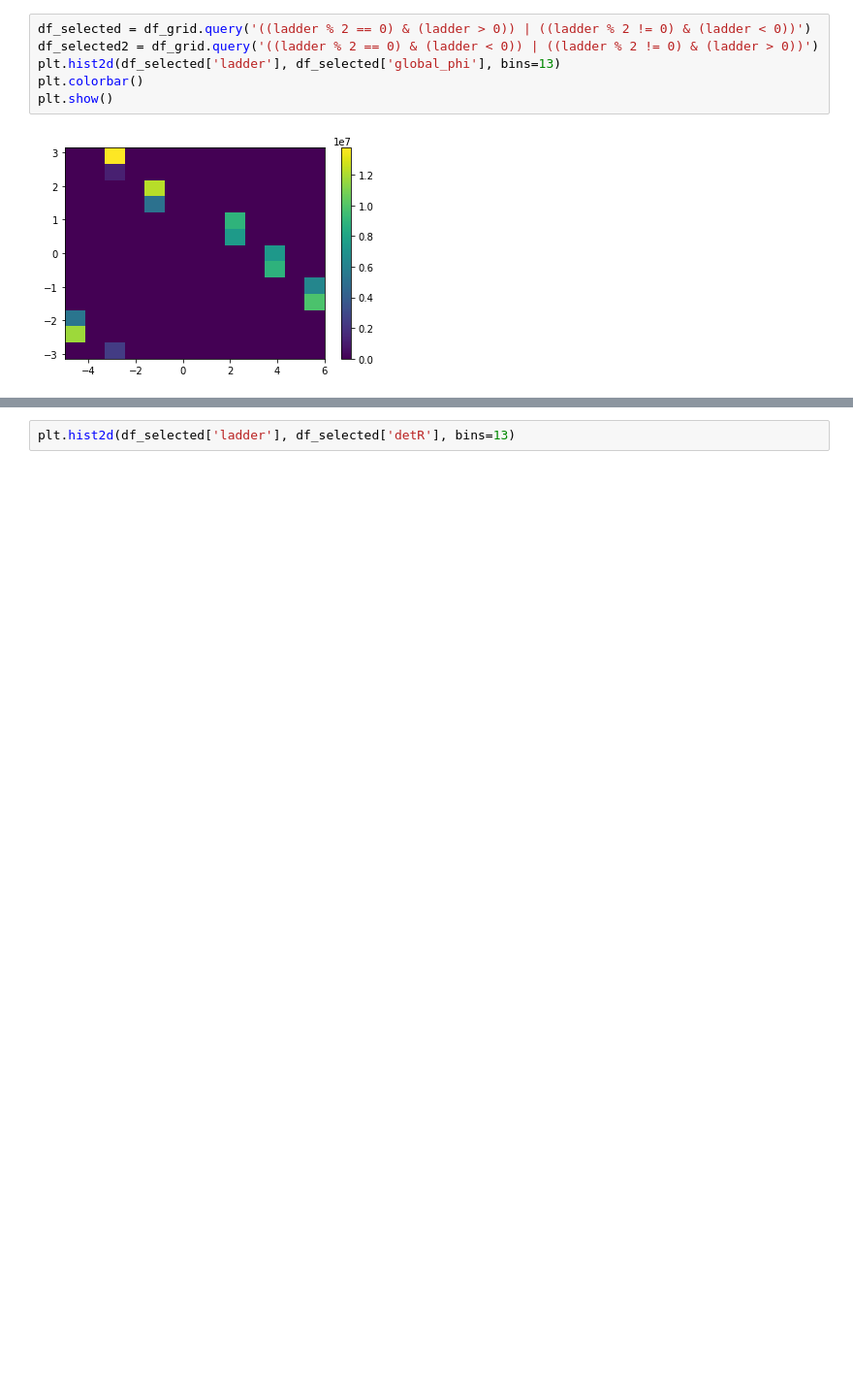
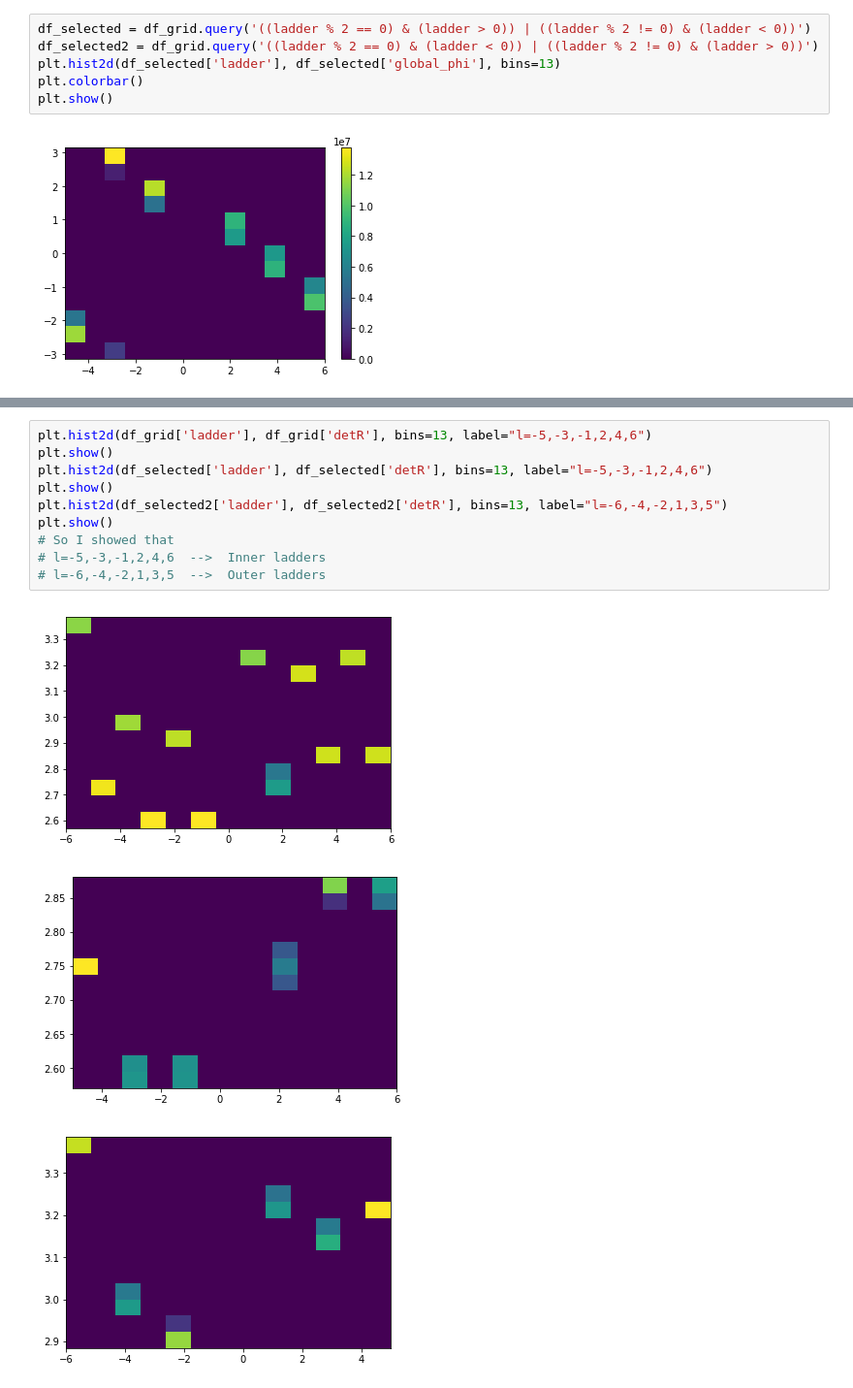
Before and after one commit to mmarchegiani/L1-BrokenClusters, a Jupyter notebook: layer_study.ipynb, the cells around one changed output, grey strips where cells are left out. Shown at 97% size. Drawn from its saved outputs; the diff is of its cells as text; blank space fills up the shorter version.

```diff
--- a/layer_study.ipynb
+++ b/layer_study.ipynb
@@ -47,2 +50,14 @@ plt.show()
-# %%
-plt.hist2d(df_selected['ladder'], df_selected['detR'], bins=13)
+# %%
+plt.hist2d(df_grid['ladder'], df_grid['detR'], bins=13, label="l=-5,-3,-1,2,4,6")
+plt.show()
+plt.hist2d(df_selected['ladder'], df_selected['detR'], bins=13, label="l=-5,-3,-1,2,4,6")
+plt.show()
+plt.hist2d(df_selected2['ladder'], df_selected2['detR'], bins=13, label="l=-6,-4,-2,1,3,5")
+plt.show()
+# So I showed that
+# l=-5,-3,-1,2,4,6  -->  Inner ladders
+# l=-6,-4,-2,1,3,5  -->  Outer ladders
+# %% [output]
+[figure, added]
+[figure, added]
+[figure, added]
```
Also changed, not shown: parts of 4 cells of this notebook.
